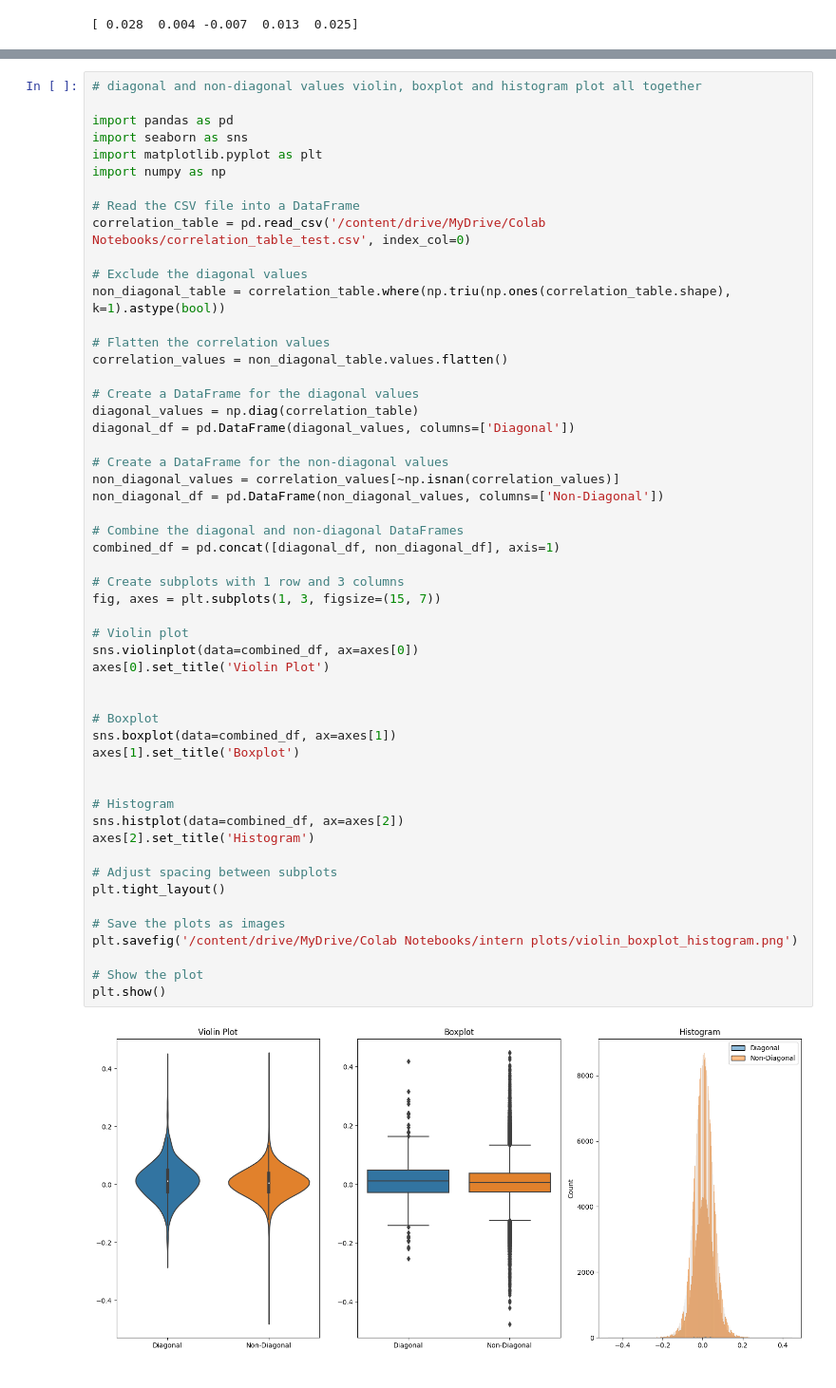
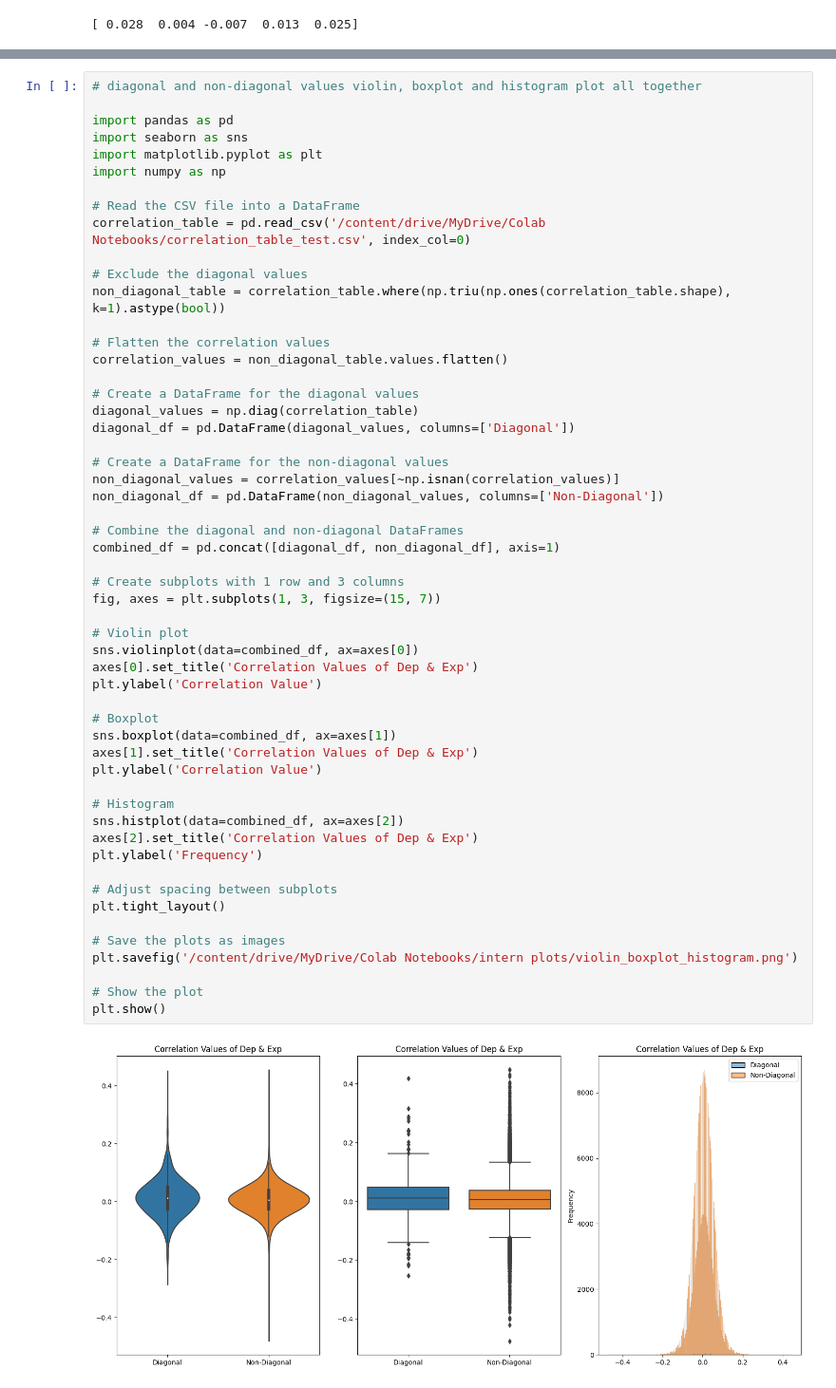
Before and after one commit to chingyaousf/Intern-project-2023, a Jupyter notebook: intern_06.ipynb, the cells around one changed output, grey strips where cells are left out. Shown at 95% size. Drawn from its saved outputs; the diff is of its cells as text.

```diff
--- a/intern_06.ipynb
+++ b/intern_06.ipynb
@@ -490,39 +490,40 @@ diagonal_values = np.diag(correlation_table)
 diagonal_df = pd.DataFrame(diagonal_values, columns=['Diagonal'])
 
 # Create a DataFrame for the non-diagonal values
 non_diagonal_values = correlation_values[~np.isnan(correlation_values)]
 non_diagonal_df = pd.DataFrame(non_diagonal_values, columns=['Non-Diagonal'])
 
 # Combine the diagonal and non-diagonal DataFrames
 combined_df = pd.concat([diagonal_df, non_diagonal_df], axis=1)
 
 # Create subplots with 1 row and 3 columns
 fig, axes = plt.subplots(1, 3, figsize=(15, 7))
 
 # Violin plot
 sns.violinplot(data=combined_df, ax=axes[0])
-axes[0].set_title('Violin Plot')
-
+axes[0].set_title('Correlation Values of Dep & Exp')
+plt.ylabel('Correlation Value')
 
 # Boxplot
 sns.boxplot(data=combined_df, ax=axes[1])
-axes[1].set_title('Boxplot')
-
+axes[1].set_title('Correlation Values of Dep & Exp')
+plt.ylabel('Correlation Value')
 
 # Histogram
 sns.histplot(data=combined_df, ax=axes[2])
-axes[2].set_title('Histogram')
+axes[2].set_title('Correlation Values of Dep & Exp')
+plt.ylabel('Frequency')
 
 # Adjust spacing between subplots
 plt.tight_layout()
 
 # Save the plots as images
 plt.savefig('/content/drive/MyDrive/Colab Notebooks/intern plots/violin_boxplot_histogram.png')
 
 # Show the plot
 plt.show()
 # %% [output]
-[figure, old version]
+[figure, new version]
 # %%
 ## diagonal and non-diagonal values violin, boxplot and histogram plot individually
 
```
Also changed, not shown: parts of 10 cells of this notebook.
